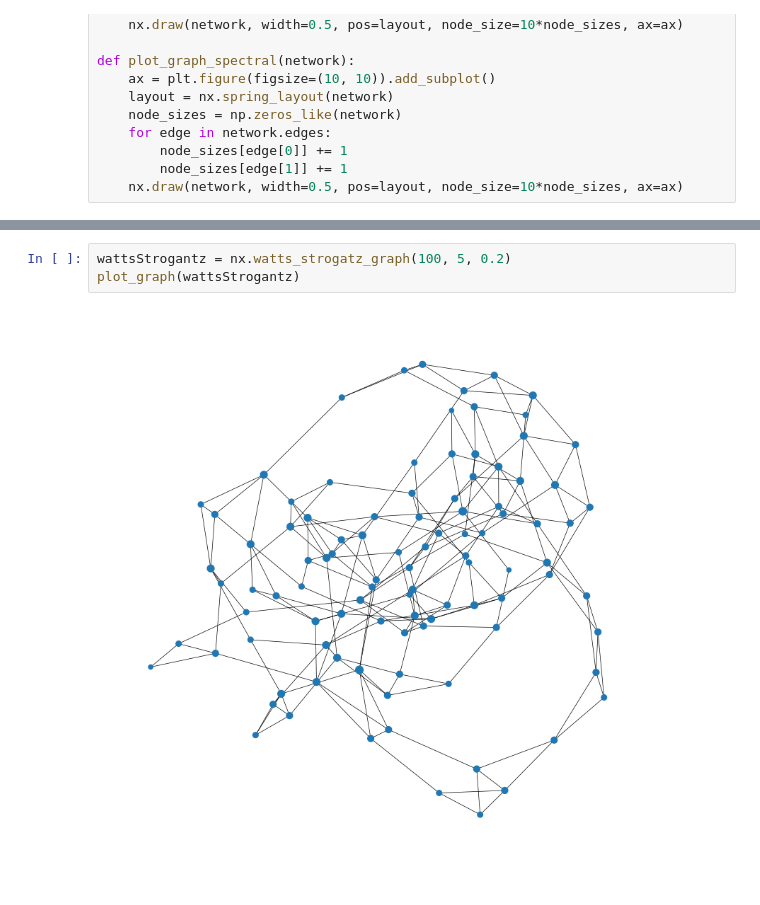
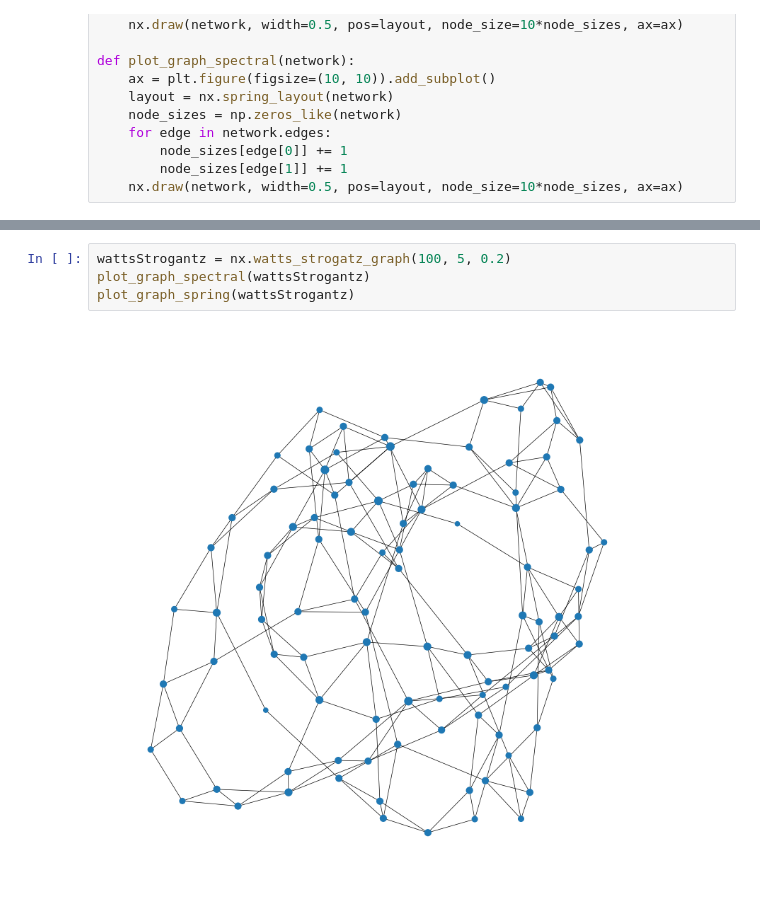
Before and after one commit to VictorianHues/Stochastic-SpatialModels_Assignment2, a Jupyter notebook: problem2.ipynb, the cells around one changed output, grey strips where cells are left out. Saved outputs shown, nothing was run; the diff lists cells and outputs as text.

Commit message:
updated plots

```diff
--- a/problem2.ipynb
+++ b/problem2.ipynb
@@ -32,5 +34,6 @@ plot_graph(network)
 # %%
 wattsStrogantz = nx.watts_strogatz_graph(100, 5, 0.2)
-plot_graph(wattsStrogantz)
+plot_graph_spectral(wattsStrogantz)
+plot_graph_spring(wattsStrogantz)
 # %% [output]
-[figure, old version]
+[figure, new version]
```
Also changed, not shown: parts of 3 cells of this notebook.
